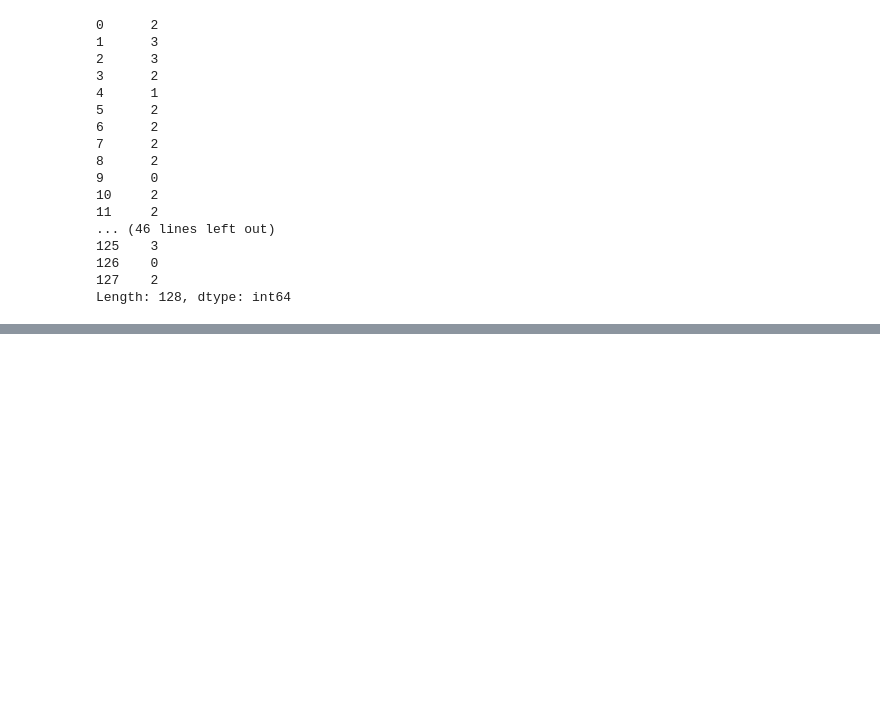
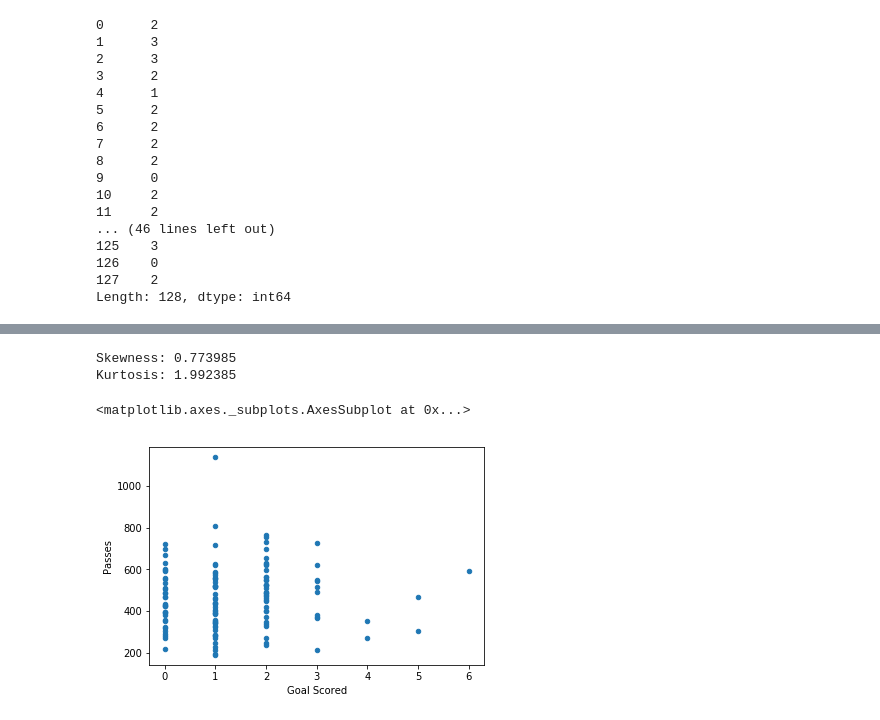
Before and after one commit to duttashi/datascience-notes, a Jupyter notebook: data exploration-notes/initial data exploration.ipynb, the cells around one changed output, grey strips where cells are left out. Drawn from its saved outputs; the diff is of its cells as text; code cells hidden in the pictures; blank space fills up the shorter version.

```diff
--- a/data exploration-notes/initial data exploration.ipynb
+++ b/data exploration-notes/initial data exploration.ipynb
@@ -126,0 +155,17 @@ memory usage: 27.1+ KB
+# %%
+#skewness and kurtosis
+print("Skewness: %f" % dt['Passes'].skew())
+print("Kurtosis: %f" % dt['Passes'].kurt())
+# %% [output]
+Skewness: 0.773985
+Kurtosis: 1.992385
+# %%
+# determining relationship between continuous variables
+
+# scatter plot between Passes and Goal Scored
+var = 'Goal Scored'
+data = pd.concat([dt['Passes'], dt[var]], axis=1)
+data.plot.scatter(x=var, y='Passes')
+# %% [output]
+<matplotlib.axes._subplots.AxesSubplot at 0x...>
+[figure, added]
```
Also changed, not shown: parts of 13 cells of this notebook.
